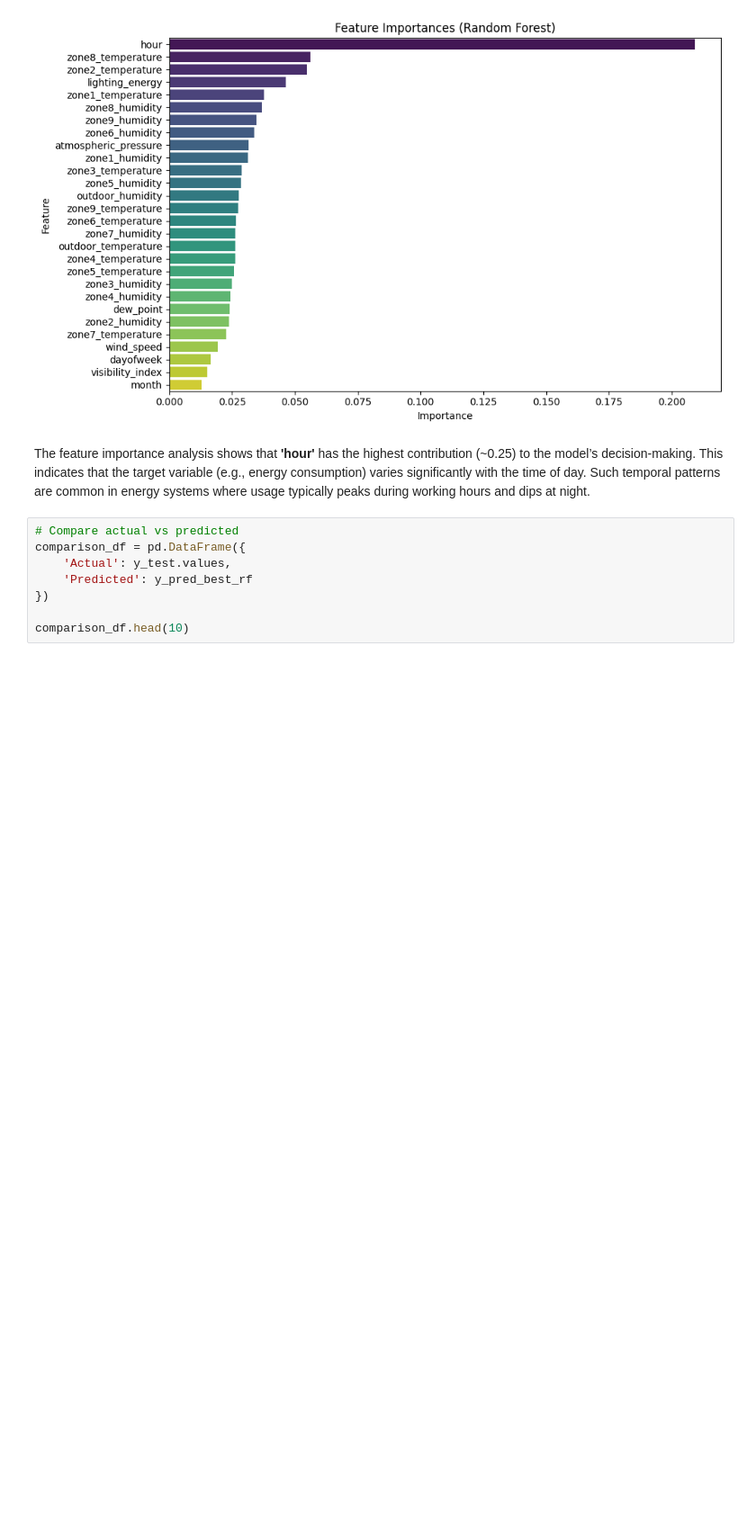
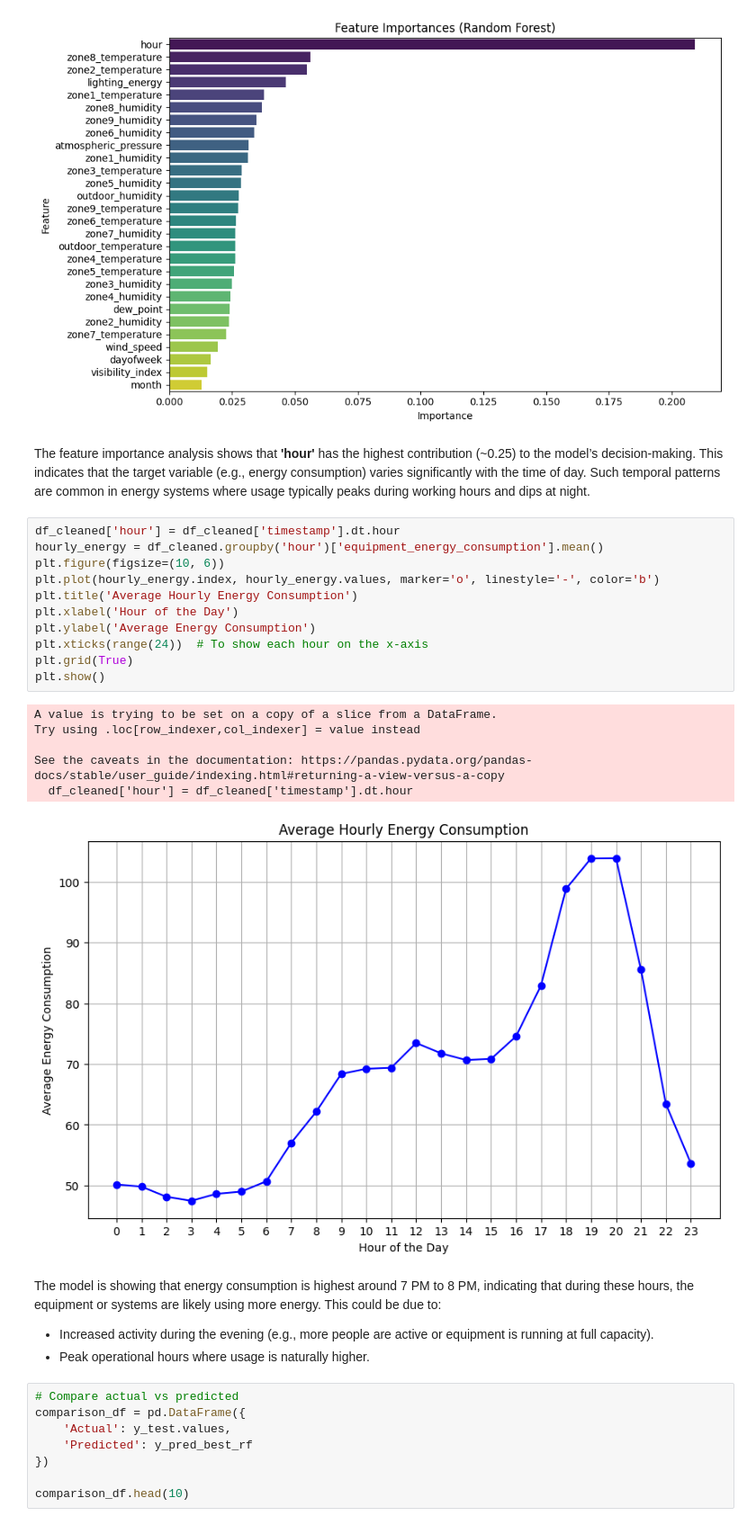
Before and after one commit to Nishita76/DS-Intern-Assignment-Nishita, a Jupyter notebook: notebook.ipynb, the cells around one changed output. Shown at 90% size. Drawn from its saved outputs; the diff is of its cells as text; blank space fills up the shorter version.

Commit message:
feature importance hour plot

```diff
--- a/notebook.ipynb
+++ b/notebook.ipynb
@@ -442,6 +442,29 @@ plt.show()
 [figure]
 # %% [markdown]
 The feature importance analysis shows that **'hour'** has the highest contribution (~0.25) to the model’s decision-making. This indicates that the target variable (e.g., energy consumption) varies significantly with the time of day. Such temporal patterns are common in energy systems where usage typically peaks during working hours and dips at night.
+# %%
+df_cleaned['hour'] = df_cleaned['timestamp'].dt.hour
+hourly_energy = df_cleaned.groupby('hour')['equipment_energy_consumption'].mean()
+plt.figure(figsize=(10, 6))
+plt.plot(hourly_energy.index, hourly_energy.values, marker='o', linestyle='-', color='b')
+plt.title('Average Hourly Energy Consumption')
+plt.xlabel('Hour of the Day')
+plt.ylabel('Average Energy Consumption')
+plt.xticks(range(24))  # To show each hour on the x-axis
+plt.grid(True)
+plt.show()
+# %% [output]
+A value is trying to be set on a copy of a slice from a DataFrame.
+Try using .loc[row_indexer,col_indexer] = value instead
+
+See the caveats in the documentation: https://pandas.pydata.org/pandas-docs/stable/user_guide/indexing.html#returning-a-view-versus-a-copy
+  df_cleaned['hour'] = df_cleaned['timestamp'].dt.hour
+[figure, added]
+# %% [markdown]
+The model is showing that energy consumption is highest around 7 PM to 8 PM, indicating that during these hours, the equipment or systems are likely using more energy. This could be due to:
+
+- Increased activity during the evening (e.g., more people are active or equipment is running at full capacity).
+- Peak operational hours where usage is naturally higher.
 # %%
 # Compare actual vs predicted
 comparison_df = pd.DataFrame({
```
Also changed, not shown: parts of 1 cell of this notebook.
